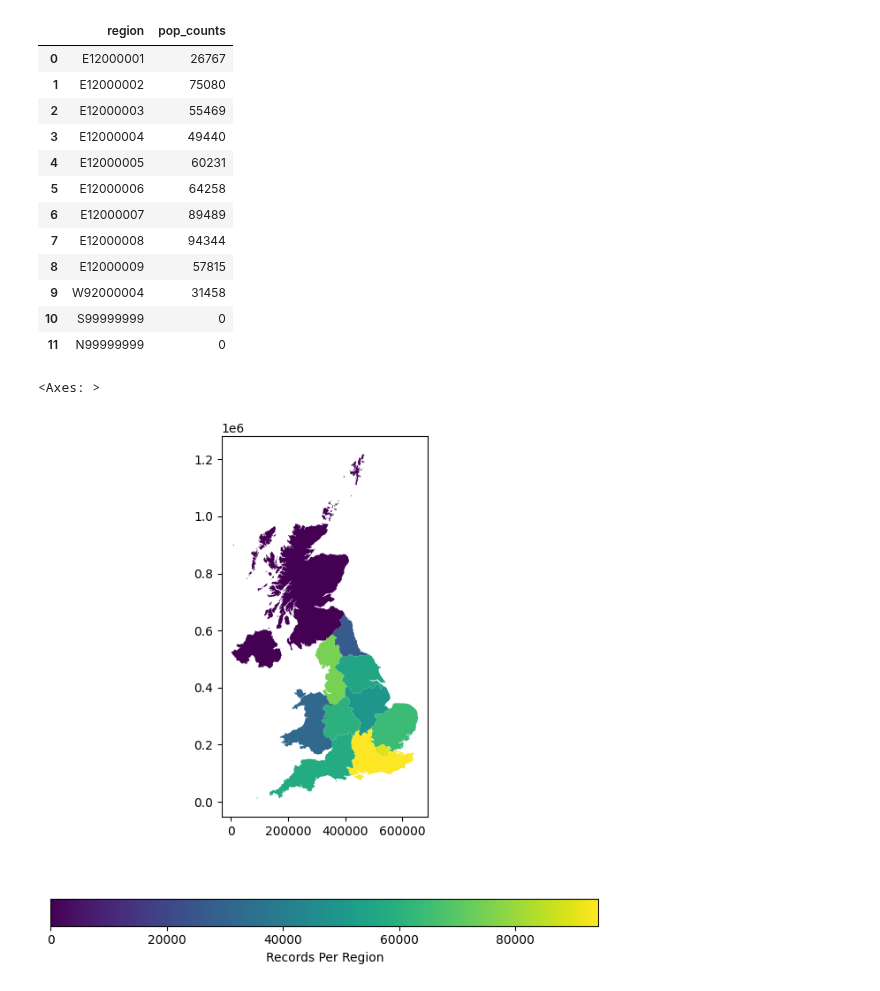
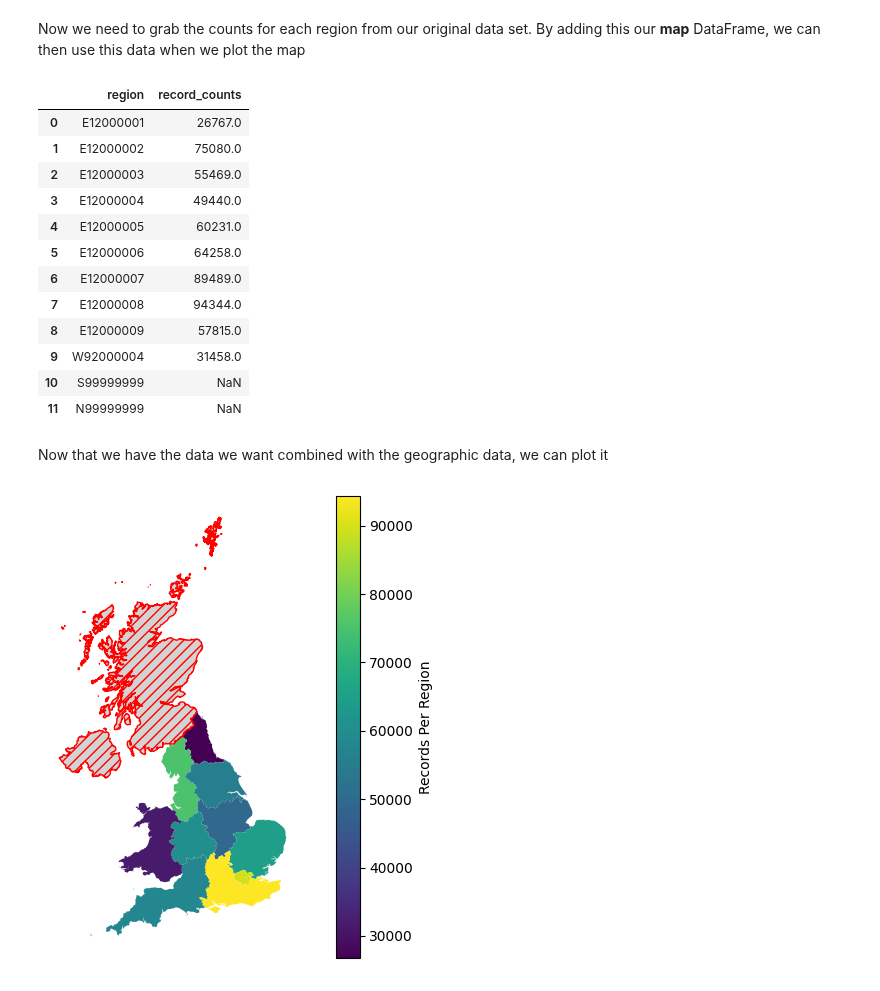
Before and after one commit to het106/Python-p2, a Jupyter notebook: notebooks/map_notebook.ipynb, the cells around one changed output. Saved outputs shown, nothing was run; the diff lists cells and outputs as text; code cells hidden in the pictures.

Commit message:
Added more map data and some markdown with explanations

```diff
--- a/notebooks/map_notebook.ipynb
+++ b/notebooks/map_notebook.ipynb
@@ -36,36 +48,42 @@ map
+# %% [markdown]
+Now we need to grab the counts for each region from our original data set. By adding this our **map** DataFrame, we can then use this data when we plot the map
 # %%
-# Get the counts per region in list format
+# Get the counts and add this to the geographic DataFrame
 region_counts = df.groupby("region")["region"].count()
-region_counts = region_counts.tolist()
+map = map.join(region_counts.rename("record_counts"), on="region")
 
-# Scotland and Northern Ireland don't have records so we need to add them manually
-region_counts.append(0)
-region_counts.append(0)
-
-# Add the counts to the data set
-map["pop_counts"] = region_counts
-map[["region", "pop_counts"]]
+#We can see that they were added
+map[["region", "record_counts"]]
 # %% [output]
-|  | region | pop_counts |
-| 0 | E12000001 | 26767 |
-| 1 | E12000002 | 75080 |
-| 2 | E12000003 | 55469 |
-| 3 | E12000004 | 49440 |
-| 4 | E12000005 | 60231 |
-| 5 | E12000006 | 64258 |
-| 6 | E12000007 | 89489 |
-| 7 | E12000008 | 94344 |
-| 8 | E12000009 | 57815 |
-| 9 | W92000004 | 31458 |
-| 10 | S99999999 | 0 |
-| 11 | N99999999 | 0 |
+|  | region | record_counts |
+| 0 | E12000001 | 26767.0 |
+| 1 | E12000002 | 75080.0 |
+| 2 | E12000003 | 55469.0 |
+| 3 | E12000004 | 49440.0 |
+| 4 | E12000005 | 60231.0 |
+| 5 | E12000006 | 64258.0 |
+| 6 | E12000007 | 89489.0 |
+| 7 | E12000008 | 94344.0 |
+| 8 | E12000009 | 57815.0 |
+| 9 | W92000004 | 31458.0 |
+| 10 | S99999999 | NaN |
+| 11 | N99999999 | NaN |
+# %% [markdown]
+Now that we have the data we want combined with the geographic data, we can plot it
 # %%
-map.plot(
-    figsize=(8,8),
-    column="pop_counts",
+ax = map.plot(
+    figsize=(10,6),
+    column="record_counts",
     legend=True,
-    legend_kwds={"label": "Records Per Region", "orientation": "horizontal"}
+    legend_kwds={"label": "Records Per Region", "orientation": "vertical"},
+    missing_kwds={
+        "color": "lightgrey",
+        "edgecolor": "red",
+        "hatch": "///",
+        "label": "Missing values",
+    },
     )
+
+ax.set_axis_off()
 # %% [output]
-<Axes: >
-[figure, old version]
+[figure, new version]
```
Also changed, not shown: parts of 10 cells of this notebook.
